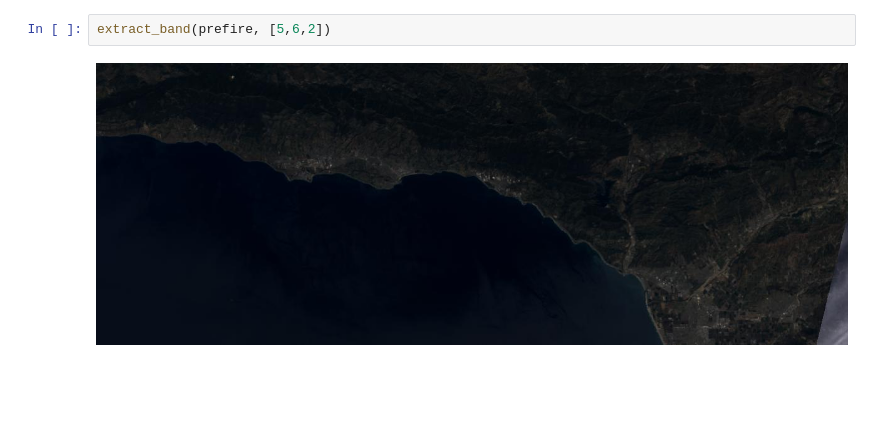
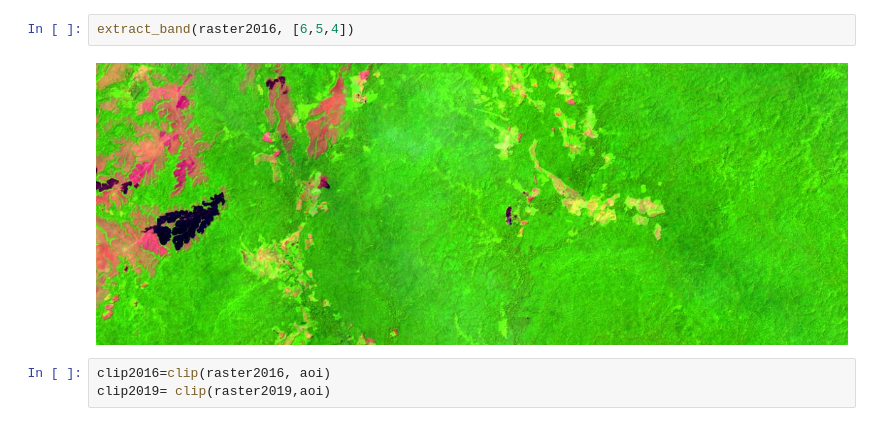
Before and after one commit to GeoGeeks/Api_Python_for_ArcGIS_dev2019, a Jupyter notebook: Imagenes satelitales.ipynb, the cells around one changed output. Saved outputs shown, nothing was run; the diff lists cells and outputs as text; blank space fills up the shorter version.

```diff
--- a/Imagenes satelitales.ipynb
+++ b/Imagenes satelitales.ipynb
@@ -64,4 +75,7 @@ extract_band(midfire, [6,5,4])
-# %%
-extract_band(prefire, [5,6,2])
-# %% [output]
-[figure, removed]
+# %%
+extract_band(raster2016, [6,5,4])
+# %% [output]
+[figure, added]
+# %%
+clip2016=clip(raster2016, aoi)
+clip2019= clip(raster2019,aoi)
```
Also changed, not shown: parts of 26 cells of this notebook.
